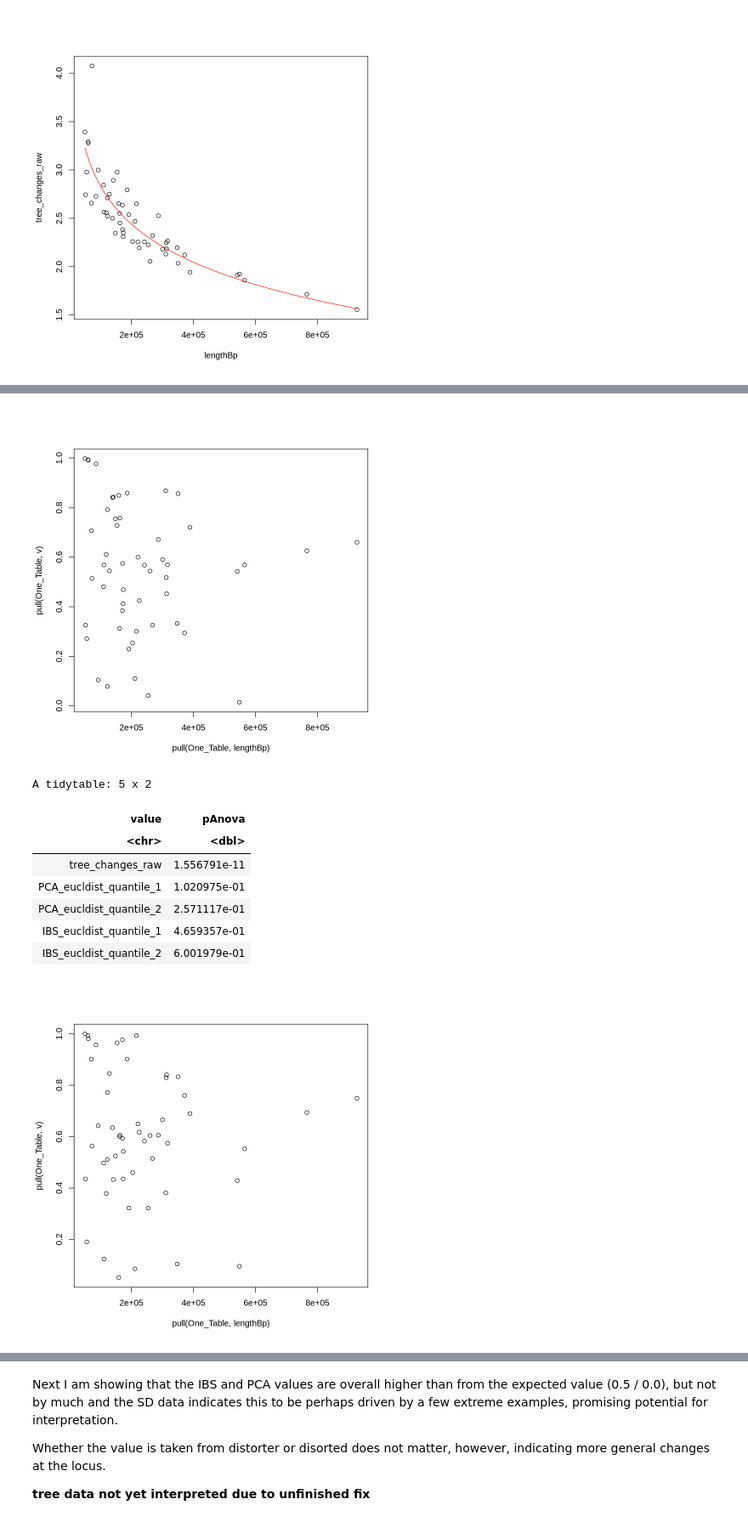
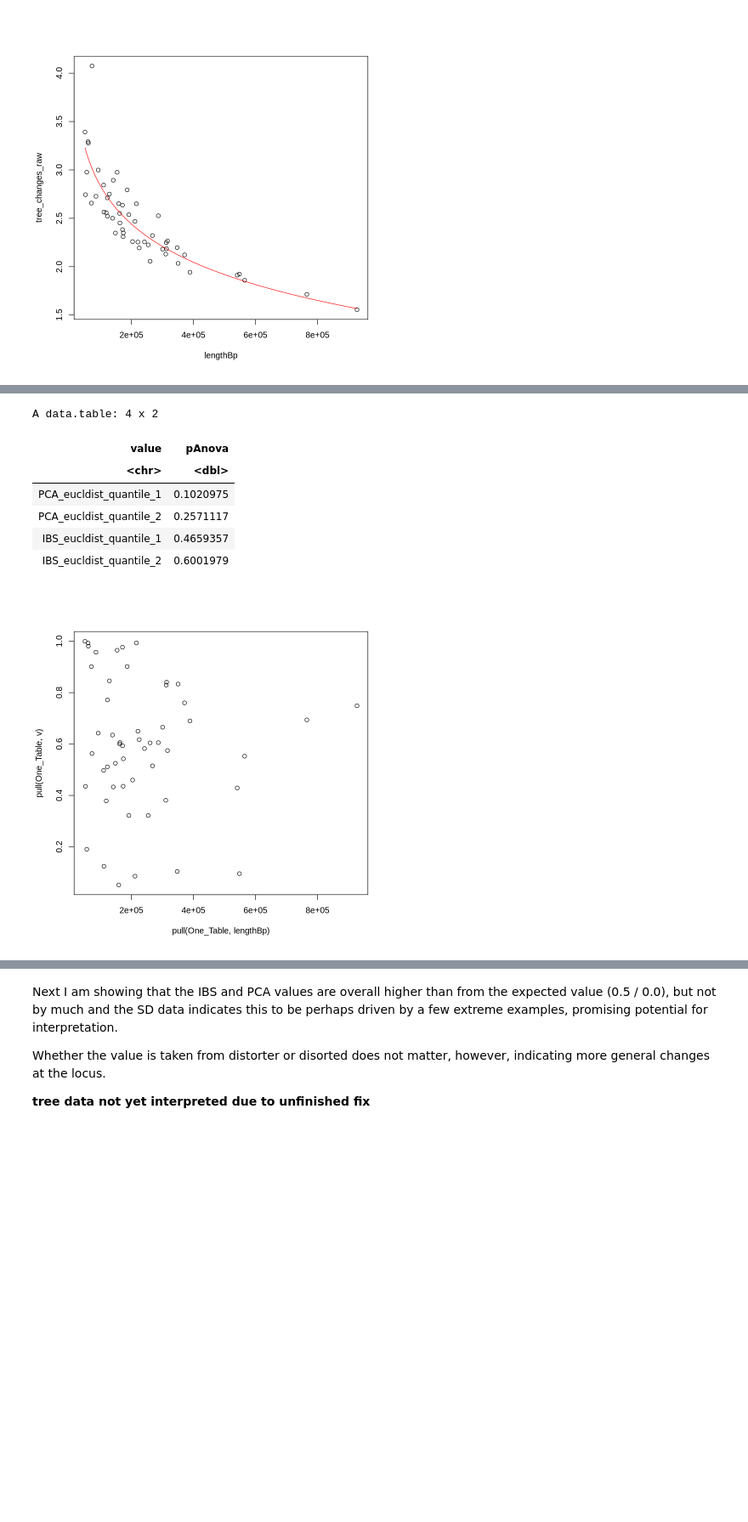
Before and after one commit to jnrunge/TRD, a Jupyter notebook: 03_GenomicSignals/03_PutItAllTogether.ipynb, the cells around one changed output, grey strips where cells are left out. Shown at 85% size. Cells and saved outputs as stored; diff of their text form; code cells hidden in the pictures; blank space fills up the shorter version.

```diff
--- a/03_GenomicSignals/03_PutItAllTogether.ipynb
+++ b/03_GenomicSignals/03_PutItAllTogether.ipynb
@@ -208,6 +228,10 @@ get_and_plot_AF=function(OT_slice, plot=TRUE){
     AF<-filter(AF, chr==pull(OT_slice,chr) & global_pos >= pull(OT_slice, global_start) & global_pos <= pull(OT_slice, global_end))
     AF_values<-pull(AF,AD_A1)/pull(AF,sumCount)
     AF_value<-mean(AF_values)
+
+    # peak AF
+    AF_values_peak<-AF_values[abs(AF_values-0.5)>quantile(abs(AF_values-0.5), 0.8)]
+    AF_value_peak<-mean(AF_values_peak)
 
 
     AF_values_extended<-pull(AF_extended,AD_A1)/pull(AF_extended,sumCount)
@@ -231,7 +255,7 @@ get_and_plot_AF=function(OT_slice, plot=TRUE){
     }
 
     return(list(AF_value,
-               AF_lm, AF_lm_poly1, anova(AF_lm_poly1,AF_lm)))
+               AF_lm, AF_lm_poly1, anova(AF_lm_poly1,AF_lm),AF_value_peak))
 }
 # %%
 summary(get_and_plot_AF(filter(One_Table, paste(cross, ID)=="ChrisC1 9"), FALSE)[[2]]$residuals)
@@ -249,7 +273,9 @@ summary(get_and_plot_AF(filter(One_Table, paste(cross, ID)=="ChrisC1 9"), FALSE)
 
 # just add AF to all TRD regions
 
-One_Table<-mutate(One_Table, AF=NA, AF_lm_int=NA, AF_lm_poly1=NA, AF_lm_poly2=NA, AF_lm_r2=NA, AF_lm_anova=NA, AF_lm_anova_RSS=NA, AF_lm_poly1_1=NA,
+# and lm stats
+
+One_Table<-mutate(One_Table, AF=NA, AF_peak=NA, AF_lm_int=NA, AF_lm_poly1=NA, AF_lm_poly2=NA, AF_lm_r2=NA, AF_lm_anova=NA, AF_lm_anova_RSS=NA, AF_lm_poly1_1=NA,
                  AF_lm_resid_median=NA)
 
 for(i in 1:nrow(One_Table)){
@@ -259,9 +285,11 @@ for(i in 1:nrow(One_Table)){
     AF_lm<-AF_values[[2]]
     AF_lm_p1<-AF_values[[3]]
     AF_lm_anova_val<-AF_values[[4]]
+    AF_value_peak<-AF_values[[5]]
 
     One_Table<-mutate(One_Table, AF=ifelse(ID==pull(OT_slice,ID) & cross == pull(OT_slice, cross),
-                                           AF_value, AF),
+                                           AF_value, AF), AF_peak=ifelse(ID==pull(OT_slice,ID) & cross == pull(OT_slice, cross),
+                                           AF_value_peak, AF_peak),
                      AF_lm_int=ifelse(ID==pull(OT_slice,ID) & cross == pull(OT_slice, cross),AF_lm$coefficients[1],
                               AF_lm_int),
                      AF_lm_poly1=ifelse(ID==pull(OT_slice,ID) & cross == pull(OT_slice, cross),AF_lm$coefficients[2],
@@ -475,6 +532,6 @@ plot(tree_changes_sd_multiplier ~ lengthBp, data = One_Table)
 # %%
 # the same is not the case for other local phylogeny measures
-lp_bias<-data.table(value=c("tree_changes_raw","PCA_eucldist_quantile_1",
+lp_bias<-data.table(value=c("PCA_eucldist_quantile_1",
                            "PCA_eucldist_quantile_2","IBS_eucldist_quantile_1",
                            "IBS_eucldist_quantile_2"), pAnova=NA)
 for(v in pull(lp_bias,value)){
@@ -490,13 +547,11 @@ lp_bias
-[figure, old version]
-A tidytable: 5 x 2
+A data.table: 4 x 2
 | value | pAnova |
 | <chr> | <dbl> |
-| tree_changes_raw | 1.556791e-11 |
-| PCA_eucldist_quantile_1 | 1.020975e-01 |
-| PCA_eucldist_quantile_2 | 2.571117e-01 |
-| IBS_eucldist_quantile_1 | 4.659357e-01 |
-| IBS_eucldist_quantile_2 | 6.001979e-01 |
+| PCA_eucldist_quantile_1 | 0.1020975 |
+| PCA_eucldist_quantile_2 | 0.2571117 |
+| IBS_eucldist_quantile_1 | 0.4659357 |
+| IBS_eucldist_quantile_2 | 0.6001979 |
-[figure, removed]
+[figure, new version]
 # %%
 options(repr.plot.width=10, repr.plot.height=10)
 
```
Also changed, not shown: parts of 34 cells of this notebook.
